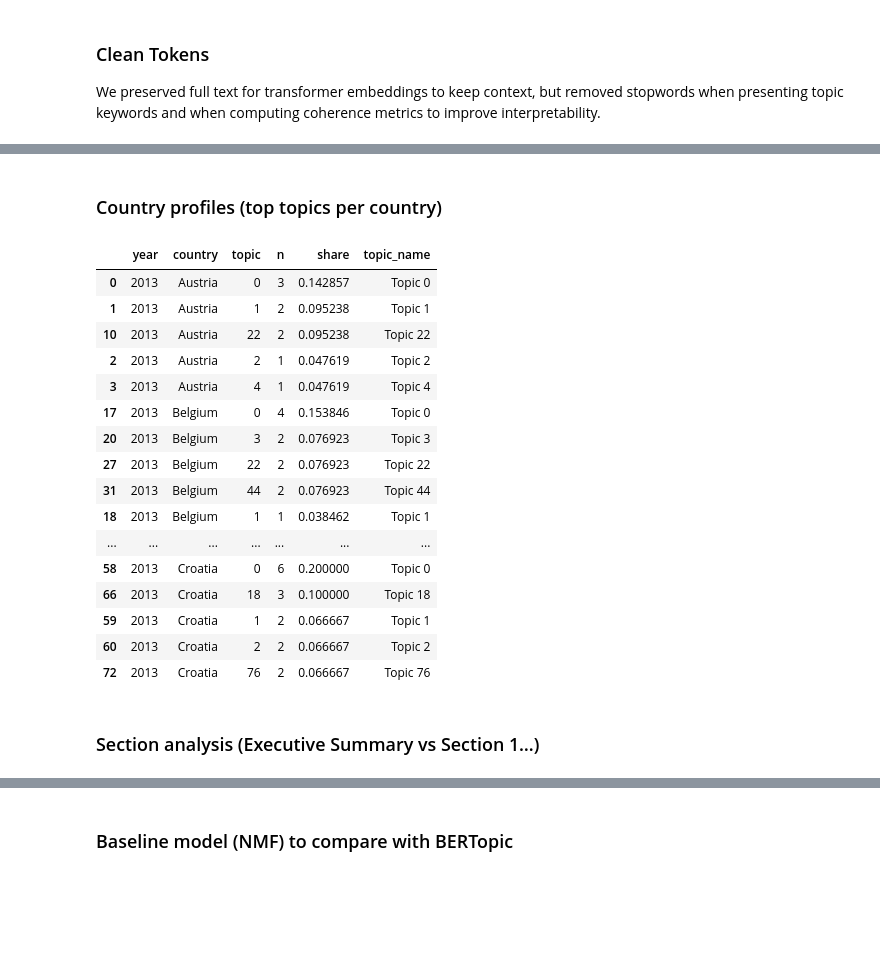
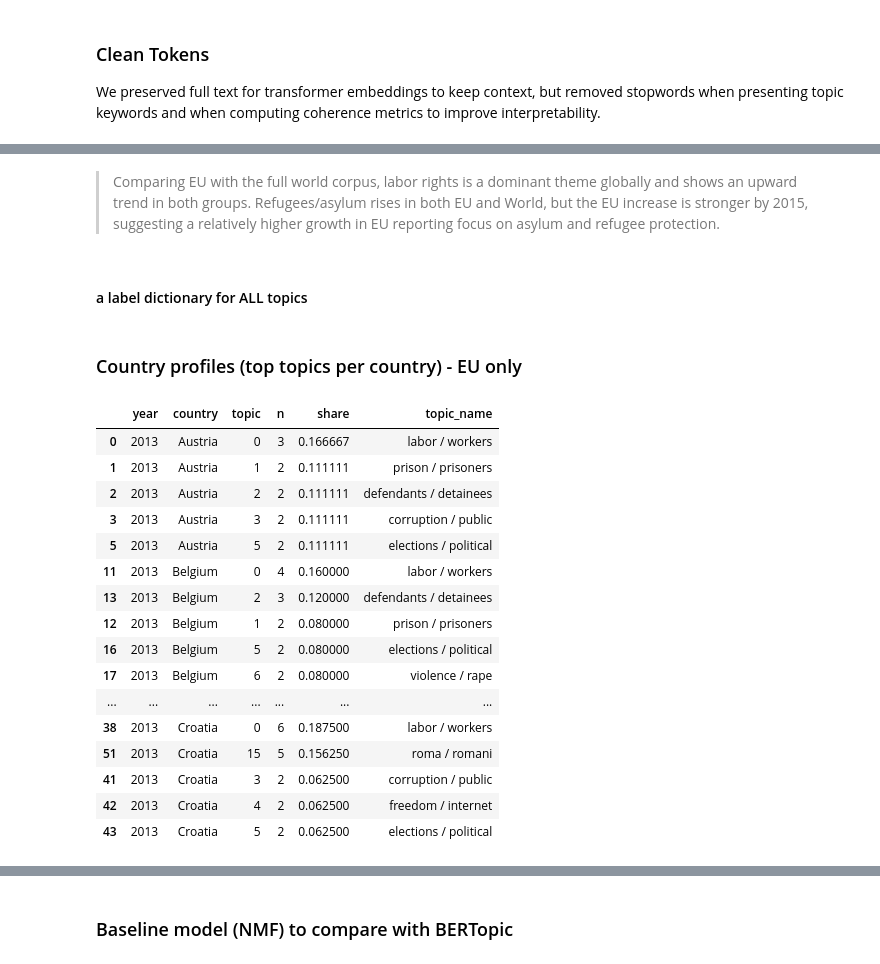
Before and after one commit to E-Zahra/Text-Mining-Project-US-EU-Diplomatic-Communications-2013-2015-, a Jupyter notebook: dataset /topicmodeling.ipynb, the cells around one changed output, grey strips where cells are left out. Cells and saved outputs as stored; diff of their text form; code cells hidden in the pictures; blank space fills up the shorter version.

```diff
--- a/dataset /topicmodeling.ipynb
+++ b/dataset /topicmodeling.ipynb
@@ -786,33 +892,56 @@ plt.show()
+# %% [markdown]
+>Comparing EU with the full world corpus, labor rights is a dominant theme globally and shows an upward trend in both groups. Refugees/asylum rises in both EU and World, but the EU increase is stronger by 2015, suggesting a relatively higher growth in EU reporting focus on asylum and refugee protection.
+# %% [markdown]
+#### a label dictionary for ALL topics
+# %%
+# a label dictionary for ALL topics that exist in the current model
+valid_topic_ids = [t for t in topic_model.get_topics().keys() if t != -1]
+
+topic_labels_all = {}
+for tid in valid_topic_ids:
+    words = get_topic_words_clean(topic_model, tid, 5)   # stopword-cleaned function
+    topic_labels_all[int(tid)] = " / ".join(words[:2]) if len(words) >= 2 else f"Topic {tid}"
+
+def topic_name(tid: int) -> str:
+    return topic_labels_all.get(int(tid), f"Topic {tid}")
+
+# topics_new, _ = topic_model.transform(df["text"].tolist())
+# df["topic_reduced"] = topics_new
 # %% [markdown]
-### Country profiles (top topics per country)
+### Country profiles (top topics per country) - EU only
 # %%
+### Country profiles (top topics per country) - EU only
+topic_col = "topic_reduced"
+
 country_topic = (
-    df[(df["is_eu"]) & (df["topic"] != -1)]
-    .groupby(["year","country","topic"]).size().reset_index(name="n")
+    df[(df["is_eu"]) & (df[topic_col] != -1)]
+    .groupby(["year","country",topic_col]).size().reset_index(name="n")
 )
+
 country_topic["share"] = country_topic["n"] / country_topic.groupby(["year","country"])["n"].transform("sum")
+country_topic = country_topic.rename(columns={topic_col: "topic"})
+
 country_topic["topic_name"] = country_topic["topic"].apply(topic_name)
 
 top5 = (country_topic.sort_values(["year","country","share"], ascending=[True, True, False])
         .groupby(["year","country"]).head(5))
+
 top5.head(20)
 # %% [output]
 |  | year | country | topic | n | share | topic_name |
-| 0 | 2013 | Austria | 0 | 3 | 0.142857 | Topic 0 |
-| 1 | 2013 | Austria | 1 | 2 | 0.095238 | Topic 1 |
-| 10 | 2013 | Austria | 22 | 2 | 0.095238 | Topic 22 |
-| 2 | 2013 | Austria | 2 | 1 | 0.047619 | Topic 2 |
-| 3 | 2013 | Austria | 4 | 1 | 0.047619 | Topic 4 |
-| 17 | 2013 | Belgium | 0 | 4 | 0.153846 | Topic 0 |
-| 20 | 2013 | Belgium | 3 | 2 | 0.076923 | Topic 3 |
-| 27 | 2013 | Belgium | 22 | 2 | 0.076923 | Topic 22 |
-| 31 | 2013 | Belgium | 44 | 2 | 0.076923 | Topic 44 |
-| 18 | 2013 | Belgium | 1 | 1 | 0.038462 | Topic 1 |
+| 0 | 2013 | Austria | 0 | 3 | 0.166667 | labor / workers |
+| 1 | 2013 | Austria | 1 | 2 | 0.111111 | prison / prisoners |
+| 2 | 2013 | Austria | 2 | 2 | 0.111111 | defendants / detainees |
+| 3 | 2013 | Austria | 3 | 2 | 0.111111 | corruption / public |
+| 5 | 2013 | Austria | 5 | 2 | 0.111111 | elections / political |
+| 11 | 2013 | Belgium | 0 | 4 | 0.160000 | labor / workers |
+| 13 | 2013 | Belgium | 2 | 3 | 0.120000 | defendants / detainees |
+| 12 | 2013 | Belgium | 1 | 2 | 0.080000 | prison / prisoners |
+| 16 | 2013 | Belgium | 5 | 2 | 0.080000 | elections / political |
+| 17 | 2013 | Belgium | 6 | 2 | 0.080000 | violence / rape |
 | ... | ... | ... | ... | ... | ... | ... |
-| 58 | 2013 | Croatia | 0 | 6 | 0.200000 | Topic 0 |
-| 66 | 2013 | Croatia | 18 | 3 | 0.100000 | Topic 18 |
-| 59 | 2013 | Croatia | 1 | 2 | 0.066667 | Topic 1 |
-| 60 | 2013 | Croatia | 2 | 2 | 0.066667 | Topic 2 |
-| 72 | 2013 | Croatia | 76 | 2 | 0.066667 | Topic 76 |
+| 38 | 2013 | Croatia | 0 | 6 | 0.187500 | labor / workers |
+| 51 | 2013 | Croatia | 15 | 5 | 0.156250 | roma / romani |
+| 41 | 2013 | Croatia | 3 | 2 | 0.062500 | corruption / public |
+| 42 | 2013 | Croatia | 4 | 2 | 0.062500 | freedom / internet |
+| 43 | 2013 | Croatia | 5 | 2 | 0.062500 | elections / political |
-# %% [markdown]
-### Section analysis (Executive Summary vs Section 1…)
```
Also changed, not shown: parts of 82 cells of this notebook.
